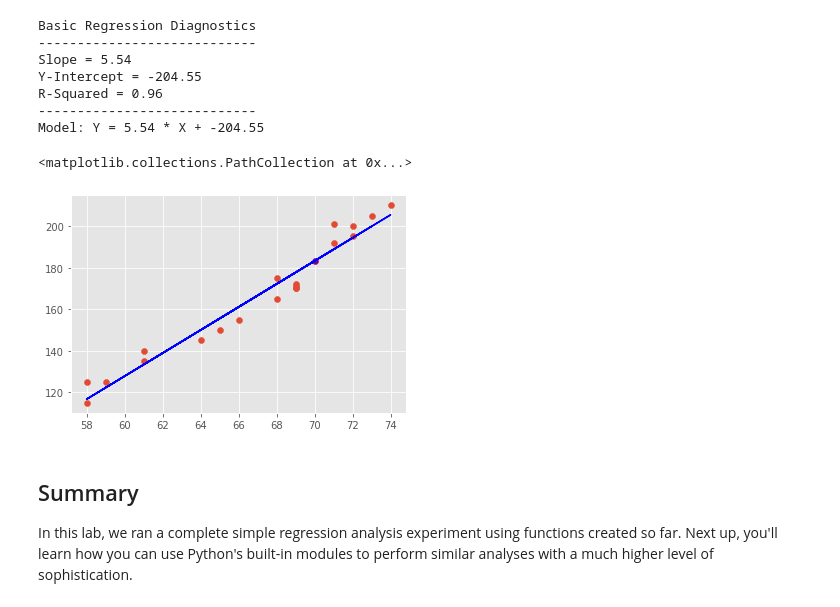
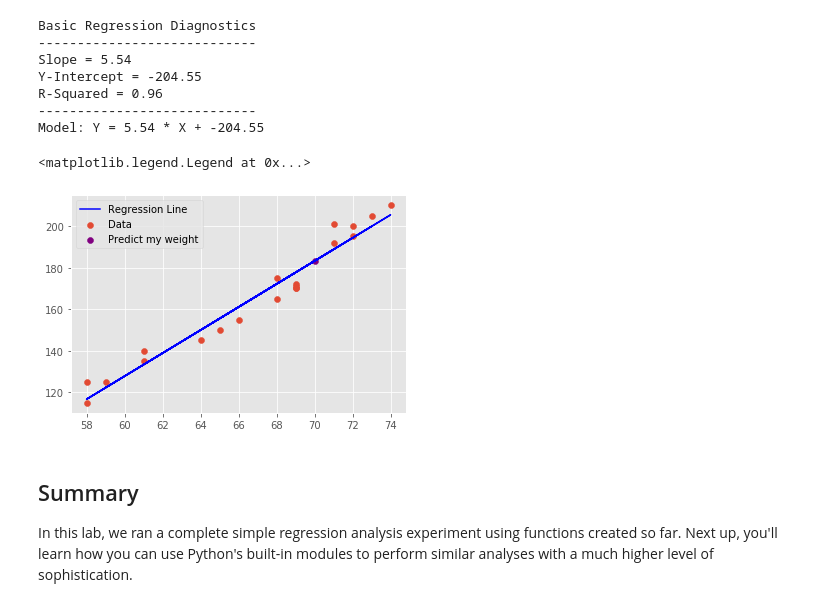
Before and after one commit to jnels13/dsc-complete-regression-lab-online-ds-sp-000, a Jupyter notebook: index.ipynb, the cells around one changed output. Drawn from its saved outputs; the diff is of its cells as text; code cells hidden in the pictures.

```diff
--- a/index.ipynb
+++ b/index.ipynb
@@ -156,10 +159,11 @@ Model: Y = 5.54 * X + -204.55
 # %%
 plt.scatter(X2, Y2, label = 'Data')
 plt.plot(X2, reg_line(X2), label = 'Regression Line', color = 'blue')
-plt.scatter(70, reg_line(70), label = 'My Height', color = 'purple')
+plt.scatter(70, reg_line(70), label = 'Predict my weight', color = 'purple')
+plt.legend()
 # %% [output]
-<matplotlib.collections.PathCollection at 0x...>
+<matplotlib.legend.Legend at 0x...>
-[figure, old version]
+[figure, new version]
 # %% [markdown]
 ## Summary
 
```
Also changed, not shown: parts of 2 cells of this notebook.
